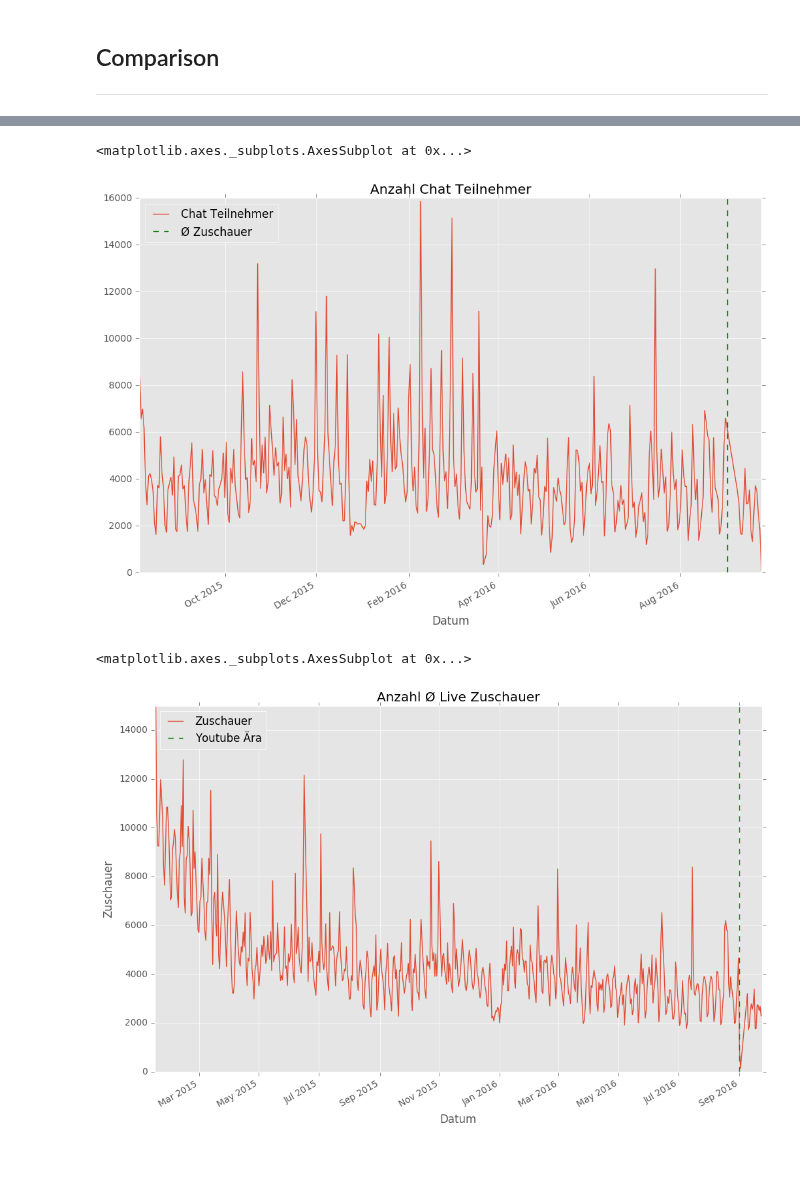
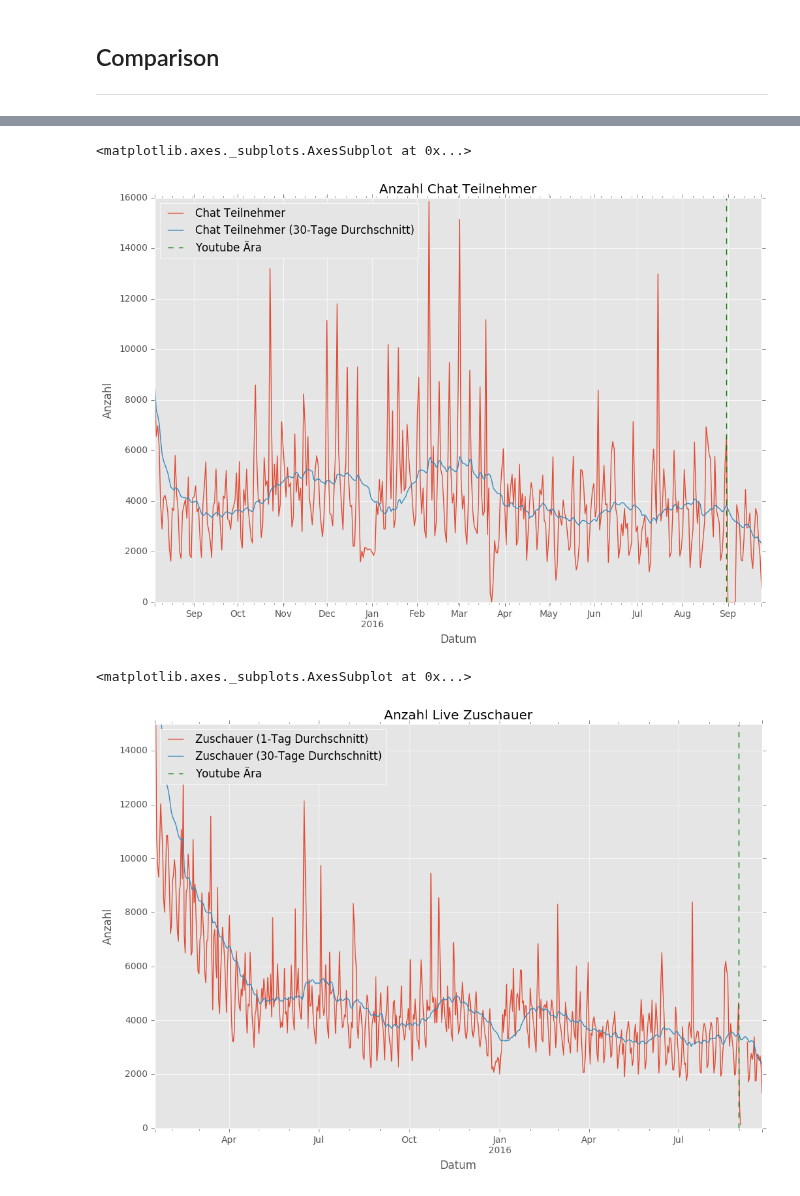
Before and after one commit to rbtvstats/rbtvstats, a Jupyter notebook: notebooks/chat.ipynb, the cells around one changed output, grey strips where cells are left out. Cells and saved outputs as stored; diff of their text form; code cells hidden in the pictures; blank space fills up the shorter version.

```diff
--- a/notebooks/chat.ipynb
+++ b/notebooks/chat.ipynb
@@ -195,9 +207,6 @@ for filename in files:
 #sort data
 live = live.sort_values(['datetime'], ascending=[True])
 
-#create additional columns
-live['day'] = live['datetime'].dt.strftime('%Y-%m-%d')
-
 #index
 live = live.set_index(live['datetime'])
 
@@ -206,6 +215,12 @@ live = live.drop('datetime', 1)
 
 #sort
 live.sort_index(inplace=True)
+
+#resample
+live = live.resample('1min').mean().fillna(method='pad', limit=5)
+
+#create additional column
+live['day'] = live.index.strftime('%Y-%m-%d')
 # %%
 live.head()
 # %% [output]
@@ -234,11 +249,14 @@ liveFiltered = live
 liveGrouped = live.groupby('day')
 
 #calculate mean for each day
-liveMean = liveGrouped.apply(lambda group: int(group['viewers'].mean()))
+liveMean = liveGrouped.apply(lambda group: group['viewers'].mean())
 liveMean = liveMean.to_frame('viewers')
 
 #adjust data type
 liveMean = liveMean.set_index(pd.to_datetime(liveMean.index, format='%Y-%m-%d'))
 
+#30-day mean
+liveMean['viewers_30d_mean'] = liveMean.rolling(window=30, min_periods=1).mean()
+
 liveMean
 # %% [output]
@@ -283,36 +300,38 @@ plot
 # %%
 plot = chatParticipants.plot(kind='line', figsize=(12, 8), title='Anzahl Chat Teilnehmer')
 plot.set_xlabel('Datum')
+plot.set_ylabel('Anzahl')
 
 plot.axvline(datetime.datetime(2016, 8, 31, 23, 59, 59), color='g', linestyle='--', label='Youtube Ära')
 
 legend = plot.legend(loc=2)
 legend.get_texts()[0].set_text('Chat Teilnehmer')
-legend.get_texts()[1].set_text('Ø Zuschauer')
+legend.get_texts()[1].set_text('Chat Teilnehmer (30-Tage Durchschnitt)')
 
 plt.ylim(ymin=0)
 
 plot
 # %% [output]
 <matplotlib.axes._subplots.AxesSubplot at 0x...>
-[figure, old version]
+[figure, new version]
 # %%
-plot = liveMean.plot(figsize=(12, 8), title='Anzahl Ø Live Zuschauer')
+plot = liveMean.plot(figsize=(12, 8), title='Anzahl Live Zuschauer')
 plot.set_xlabel('Datum')
-plot.set_ylabel('Zuschauer')
+plot.set_ylabel('Anzahl')
 
 plot.axvline(datetime.datetime(2016, 8, 31, 23, 59, 59), color='g', linestyle='--', label='Youtube Ära')
 
 legend = plot.legend(loc=2)
-legend.get_texts()[0].set_text('Zuschauer')
+legend.get_texts()[0].set_text('Zuschauer (1-Tag Durchschnitt)')
+legend.get_texts()[1].set_text('Zuschauer (30-Tage Durchschnitt)')
 
 plt.ylim(ymin=0)
 plt.ylim(ymax=15000)
 
 plot
 # %% [output]
 <matplotlib.axes._subplots.AxesSubplot at 0x...>
-[figure, old version]
+[figure, new version]
 # %%
 #join data
 joinedData = chatParticipants.join(liveMean)
```
Also changed, not shown: parts of 9 cells of this notebook.
